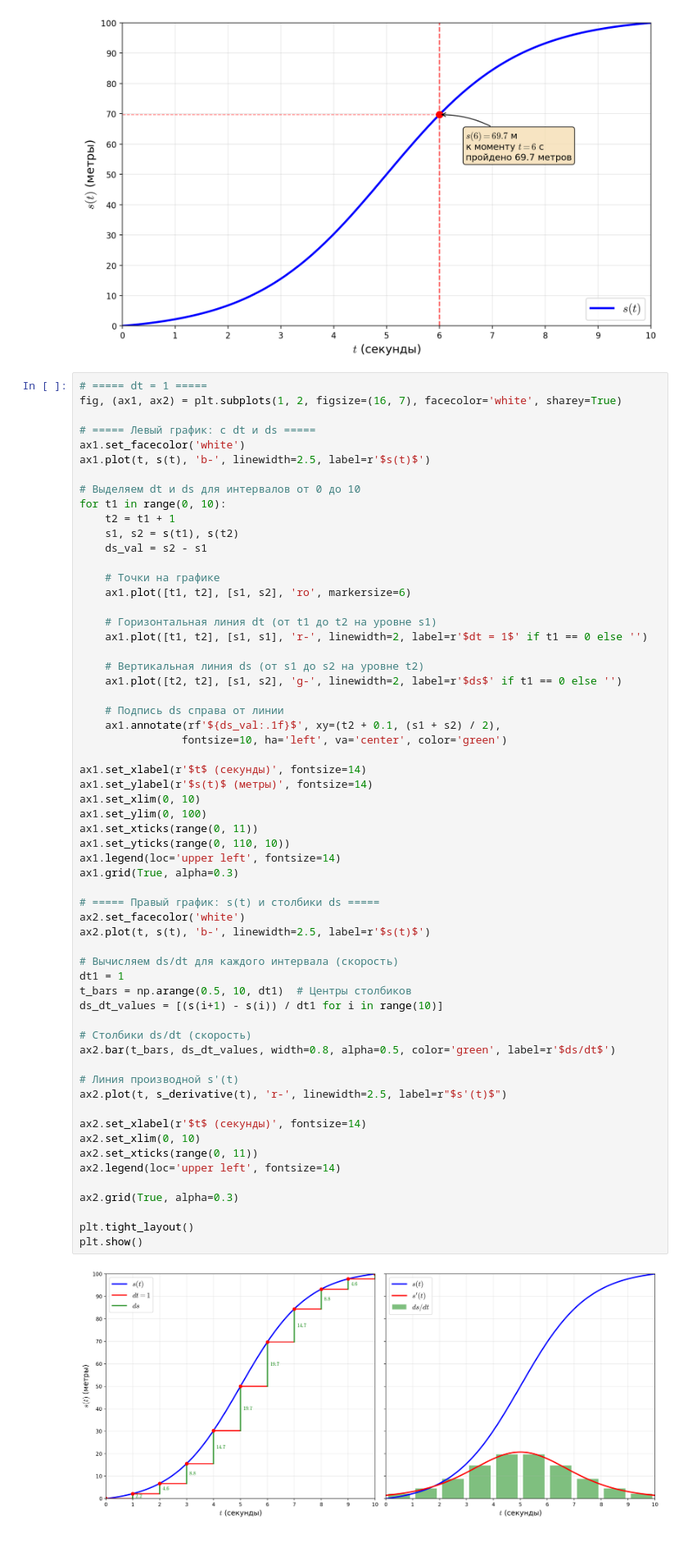
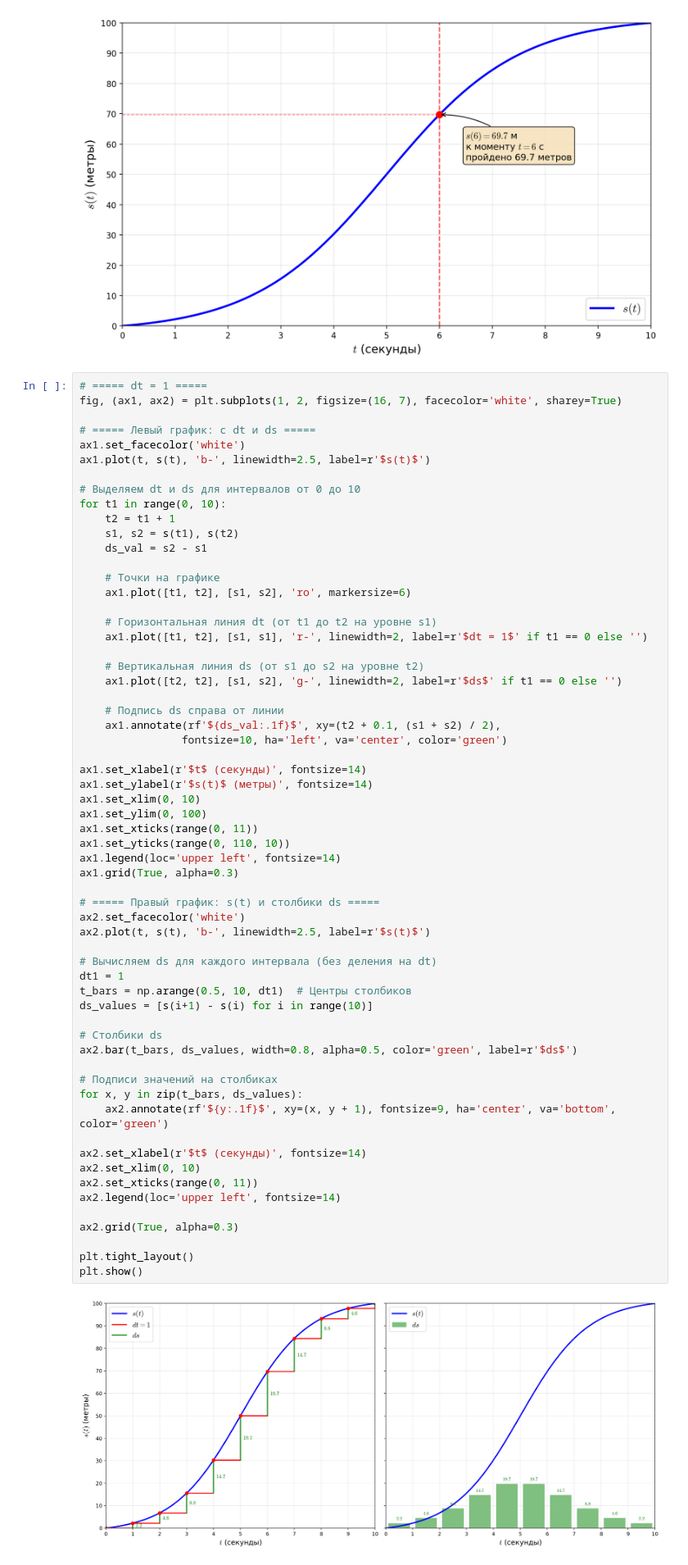
Before and after one commit to sabahtalateh/ainots, a Jupyter notebook: calculus/02-derivative-paradox.ipynb, the cells around one changed output. Shown at 82% size. Drawn from its saved outputs; the diff is of its cells as text.

```diff
--- a/calculus/02-derivative-paradox.ipynb
+++ b/calculus/02-derivative-paradox.ipynb
@@ -81,37 +81,38 @@ for t1 in range(0, 10):
                 fontsize=10, ha='left', va='center', color='green')
 
 ax1.set_xlabel(r'$t$ (секунды)', fontsize=14)
 ax1.set_ylabel(r'$s(t)$ (метры)', fontsize=14)
 ax1.set_xlim(0, 10)
 ax1.set_ylim(0, 100)
 ax1.set_xticks(range(0, 11))
 ax1.set_yticks(range(0, 110, 10))
 ax1.legend(loc='upper left', fontsize=14)
 ax1.grid(True, alpha=0.3)
 
 # ===== Правый график: s(t) и столбики ds =====
 ax2.set_facecolor('white')
 ax2.plot(t, s(t), 'b-', linewidth=2.5, label=r'$s(t)$')
 
-# Вычисляем ds/dt для каждого интервала (скорость)
+# Вычисляем ds для каждого интервала (без деления на dt)
 dt1 = 1
 t_bars = np.arange(0.5, 10, dt1)  # Центры столбиков
-ds_dt_values = [(s(i+1) - s(i)) / dt1 for i in range(10)]
+ds_values = [s(i+1) - s(i) for i in range(10)]
 
-# Столбики ds/dt (скорость)
-ax2.bar(t_bars, ds_dt_values, width=0.8, alpha=0.5, color='green', label=r'$ds/dt$')
+# Столбики ds
+ax2.bar(t_bars, ds_values, width=0.8, alpha=0.5, color='green', label=r'$ds$')
 
-# Линия производной s'(t)
-ax2.plot(t, s_derivative(t), 'r-', linewidth=2.5, label=r"$s'(t)$")
+# Подписи значений на столбиках
+for x, y in zip(t_bars, ds_values):
+    ax2.annotate(rf'${y:.1f}$', xy=(x, y + 1), fontsize=9, ha='center', va='bottom', color='green')
 
 ax2.set_xlabel(r'$t$ (секунды)', fontsize=14)
 ax2.set_xlim(0, 10)
 ax2.set_xticks(range(0, 11))
 ax2.legend(loc='upper left', fontsize=14)
 
 ax2.grid(True, alpha=0.3)
 
 plt.tight_layout()
 plt.show()
 # %% [output]
-[figure, old version]
+[figure, new version]
```
Also changed, not shown: parts of 5 cells of this notebook, 3 other files.
